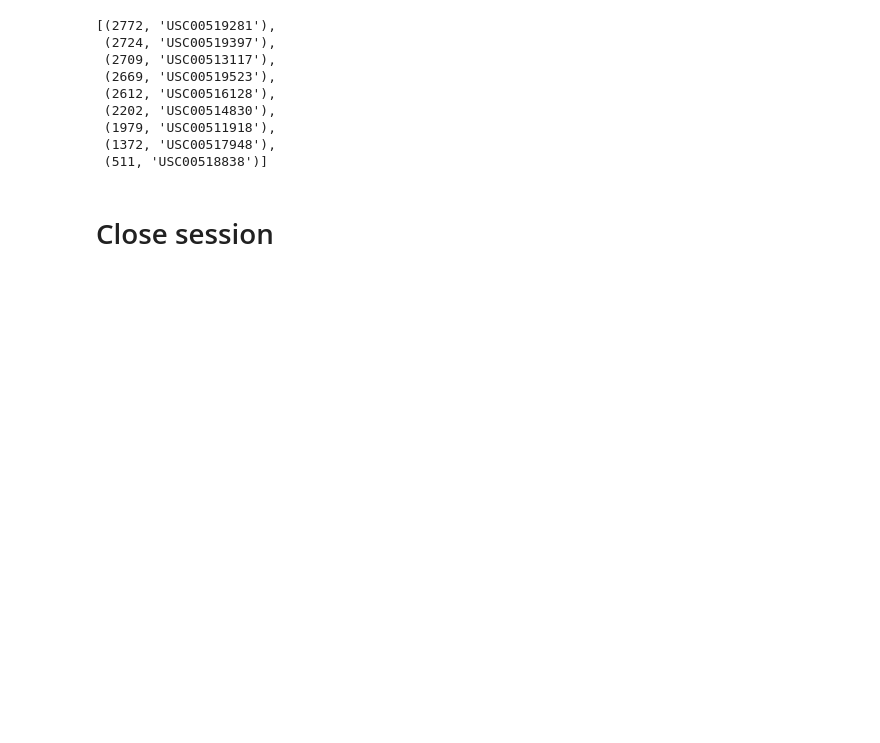
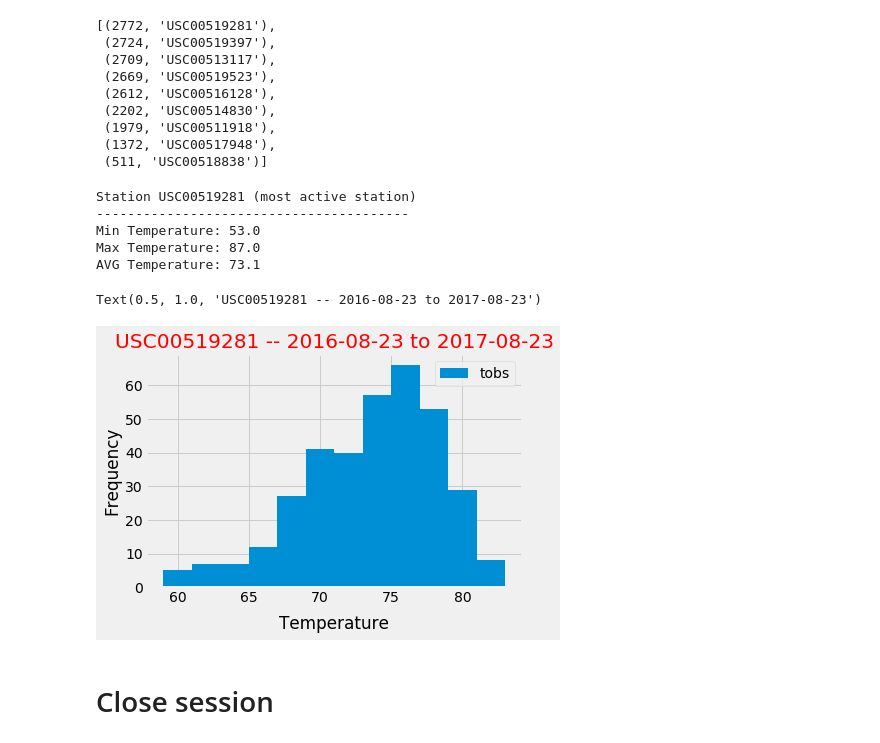
Before and after one commit to julia-claira/sqlalchemy-challenge, a Jupyter notebook: climate_starter.ipynb, the cells around one changed output. Drawn from its saved outputs; the diff is of its cells as text; code cells hidden in the pictures; blank space fills up the shorter version.

Commit message:
finsished station analysis

```diff
--- a/climate_starter.ipynb
+++ b/climate_starter.ipynb
@@ -163,9 +163,11 @@ There are 9 stations in the data set.
 # Design a query to find the most active stations (i.e. what stations have the most rows?)
 # List the stations and the counts in descending order.
 
-ActiveStations=session.query(func.count('id'),Measurement.station).group_by('station').order_by(func.count('id').desc()).all()
+ActiveStations=session.query(func.count(Measurement.id),Measurement.station)\
+    .group_by('station').order_by(func.count(Measurement.id).desc()).all()
 
 #print out results
+
 print()
 print('Most Active Stations')
 print('--------------------')
@@ -187,3 +187,34 @@ Most Active Stations
+# %%
+# Using the most active station id from the previous query, calculate the lowest, highest, and average temperature.
+most_active_temps=session.query(func.min(Measurement.tobs),func.max(Measurement.tobs),func.avg(Measurement.tobs)).all()
+print()
+print(f"Station {ActiveStations[0][1]} (most active station)")
+print('----------------------------------------')
+print(f"Min Temperature: {most_active_temps[0][0]}")
+print(f"Max Temperature: {most_active_temps[0][1]}")
+print(f"AVG Temperature: {round(most_active_temps[0][2],2)}")
+print()
+# %% [output]
+Station USC00519281 (most active station)
+----------------------------------------
+Min Temperature: 53.0
+Max Temperature: 87.0
+AVG Temperature: 73.1
 # %%
 # Using the most active station id
 # Query the last 12 months of temperature observation data for this station and plot the results as a histogram
+activeOneYearTemp=session.query(Measurement.date,Measurement.tobs)\
+    .filter(Measurement.station==ActiveStations[0][1]).filter(Measurement.date>=oneYearAgoDate)\
+    .filter(Measurement.date<=latestDate).all()
+
+#turn query into pandas data frame
+activeOneYearTemp_df=pd.DataFrame(activeOneYearTemp)
+activeOneYearTemp_df.set_index('date',inplace=True)
+
+#plot information
+ax=activeOneYearTemp_df.plot(kind='hist',bins=12)
+ax.set_xlabel("Temperature",labelpad=10)
+ax.set_title(f"{ActiveStations[0][1]} -- {oneYearAgoDate} to {latestDate}",color='red')
+# %% [output]
+Text(0.5, 1.0, 'USC00519281 -- 2016-08-23 to 2017-08-23')
+[figure, added]
```
Also changed, not shown: parts of 3 cells of this notebook.
